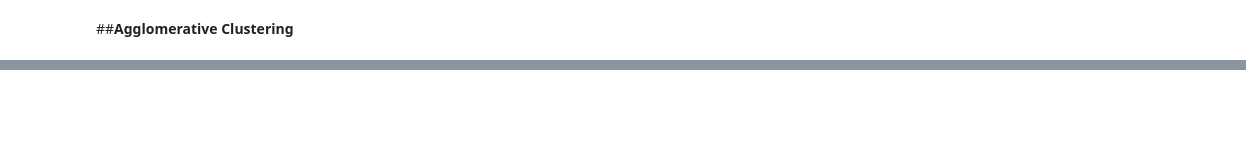
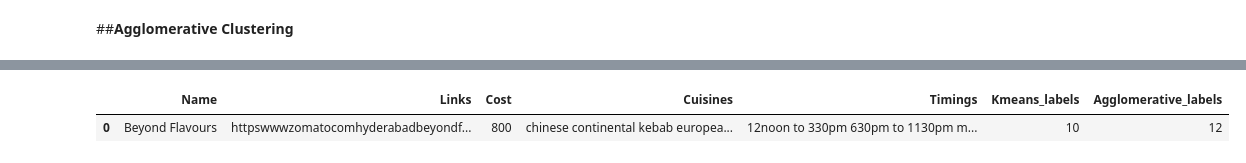
Before and after one commit to nehaa54/ZOMATO_RESTAURANT_CLUSTERING-, a Jupyter notebook: UNSUPERVISED_ML.ipynb, the cells around one changed output, grey strips where cells are left out. Saved outputs shown, nothing was run; the diff lists cells and outputs as text; code cells hidden in the pictures; blank space fills up the shorter version.

```diff
--- a/UNSUPERVISED_ML.ipynb
+++ b/UNSUPERVISED_ML.ipynb
@@ -909,0 +945,3 @@ plt.show()
+# %%
+# Creating an object for AgglomerativeClustering
+aggh = AgglomerativeClustering(n_clusters=15, affinity='euclidean', linkage='ward')
@@ -909,0 +981,5 @@ plt.show()
+# %%
+df_name.head(1)
+# %% [output]
+|  | Name | Links | Cost | Cuisines | Timings | Kmeans_labels | Agglomerative_labels |
+| 0 | Beyond Flavours | httpswwwzomatocomhyderabadbeyondf... | 800 | chinese continental kebab europea... | 12noon to 330pm 630pm to 1130pm m... | 10 | 12 |
```
Also changed, not shown: parts of 19 cells of this notebook.
